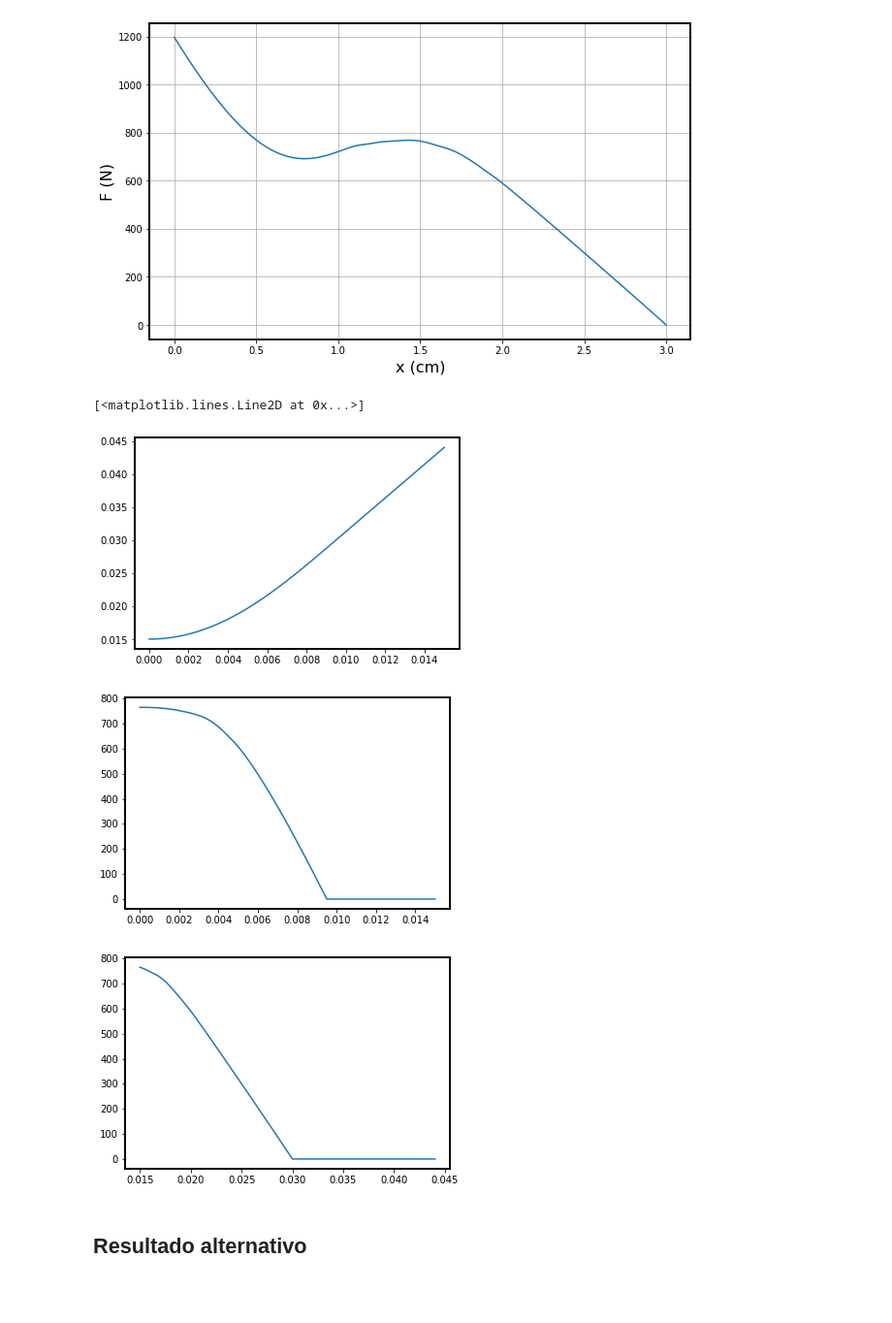
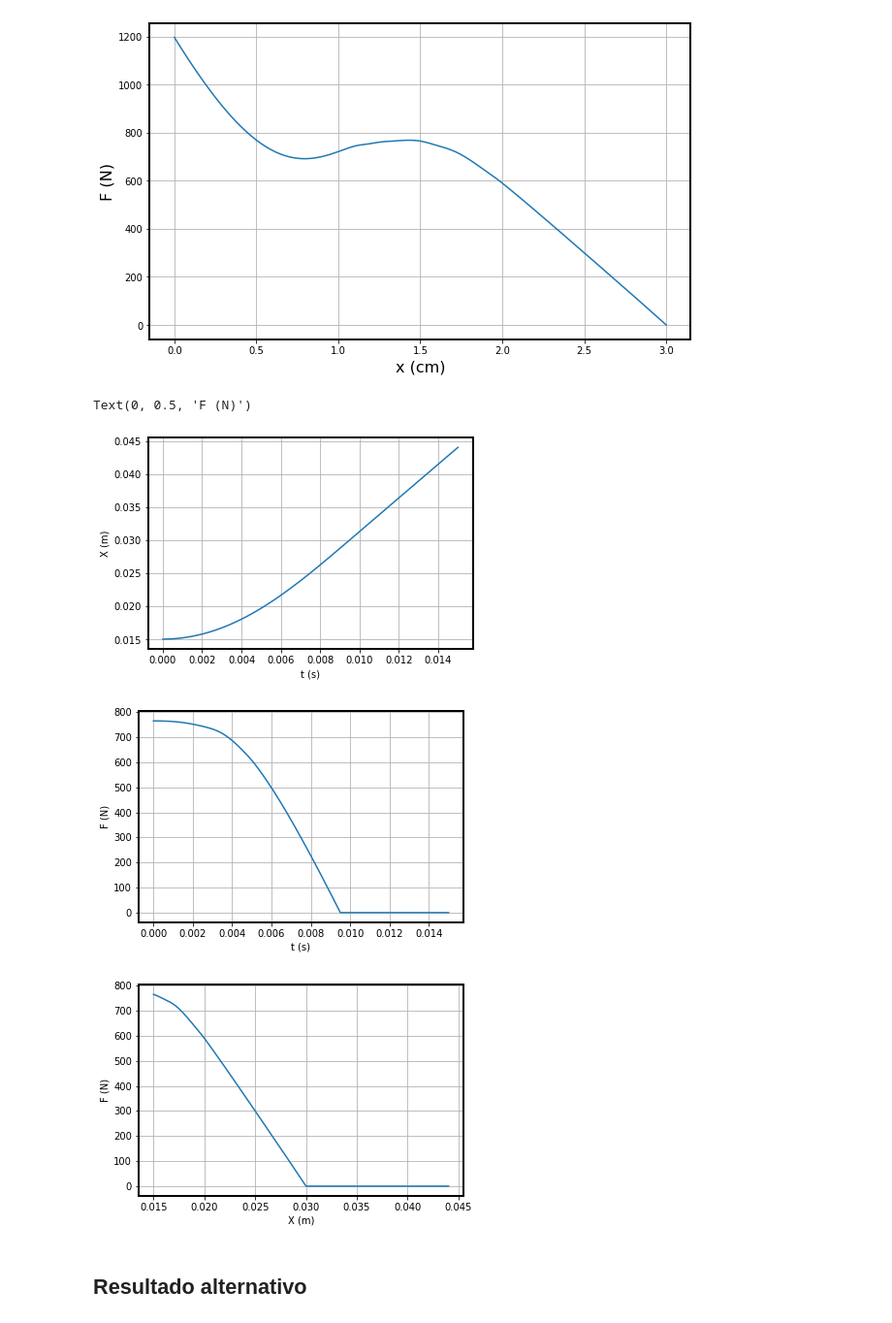
Before and after one commit to CaioRodrigues200/PrimeiroRepositorio, a Jupyter notebook: Código_Conversão.ipynb, the cells around one changed output. Shown: that part at 97% size. Saved outputs shown, nothing was run; the diff lists cells and outputs as text; code cells hidden in the pictures; blank space fills up the shorter version.

```diff
--- a/Código_Conversão.ipynb
+++ b/Código_Conversão.ipynb
@@ -109,37 +109,48 @@ timePass = 1.5e-2/(nTempo-1) # passo do tempo
 x = h/2 # x inicial
 v = 0 # velocidade inicial
 F = f3(x) # força inicial
 
 ForcaF = np.zeros(nTempo+1) # array com os valores da força ao longo do tempo
 xF = np.zeros(nTempo+1) # array do x no tempo
 ForcaF[0] = F
 xF[0] = x
 cont = 1
 
 for t in time:
   x = v*timePass + x # x = dx + x0
   a = F/M
   v = a*timePass + v # v = dv + v0
   if x < h:
     F = f3(x) # a força só existe quando x<h
   else:
     F = 0
   ForcaF[cont] = F
   xF[cont] = x
   cont = cont + 1
 
 time = np.linspace(0, (1.5e-2)+timePass, nTempo+1)
 plt.figure()
 plt.plot(time, xF)
+plt.grid(True)
+plt.xlabel('t (s)')
+plt.ylabel('X (m)')
+
 plt.figure()
 plt.plot(time, ForcaF)
+plt.grid(True)
+plt.xlabel('t (s)')
+plt.ylabel('F (N)')
+
 plt.figure()
 plt.plot(xF, ForcaF)
+plt.grid(True)
+plt.xlabel('X (m)')
+plt.ylabel('F (N)')
 # %% [output]
-[<matplotlib.lines.Line2D at 0x...>]
+Text(0, 0.5, 'F (N)')
-[figure, old version]
+[figure, new version]
-[figure, old version]
+[figure, new version]
-[figure, old version]
+[figure, new version]
 # %% [markdown]
 ## Resultado alternativo
 # %% [markdown]
```
